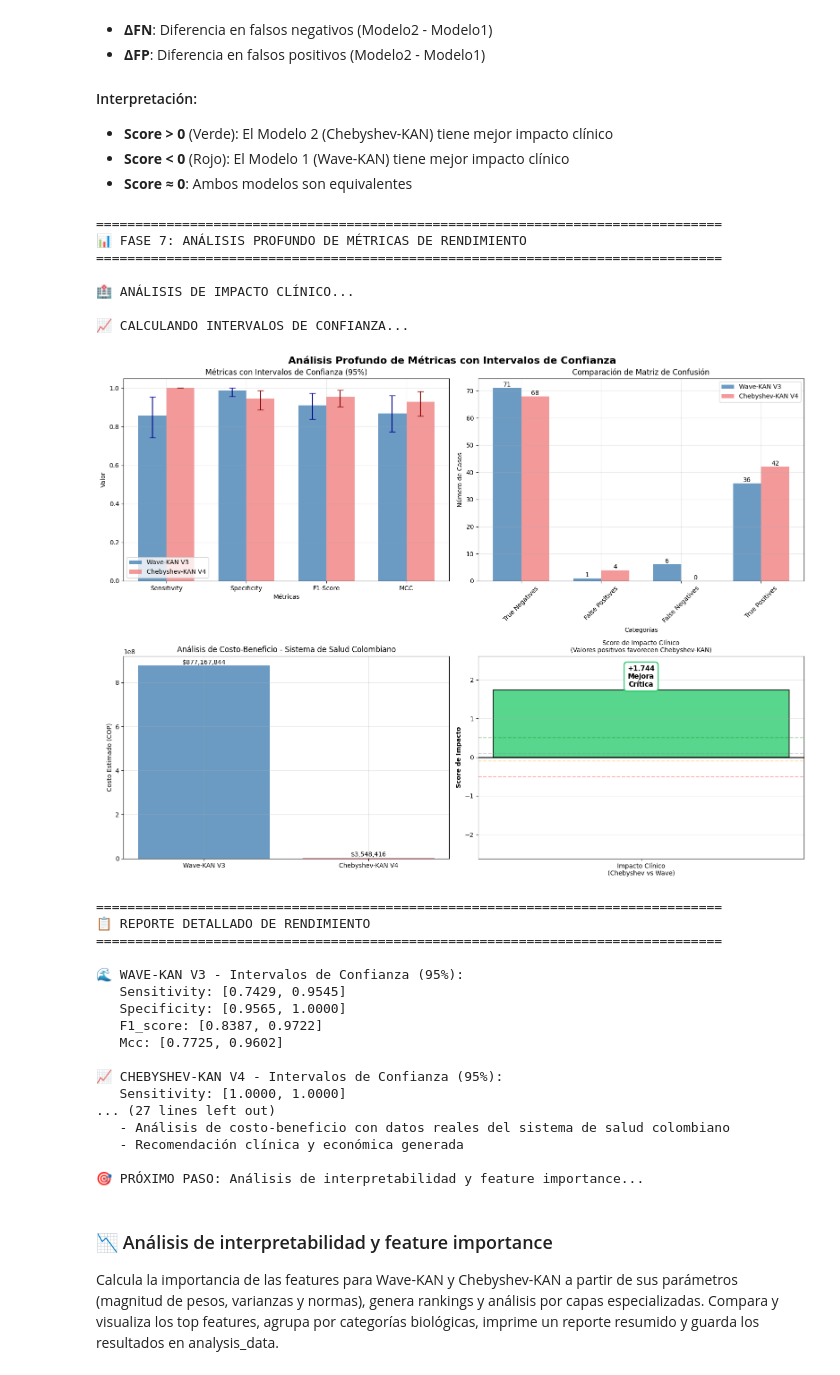
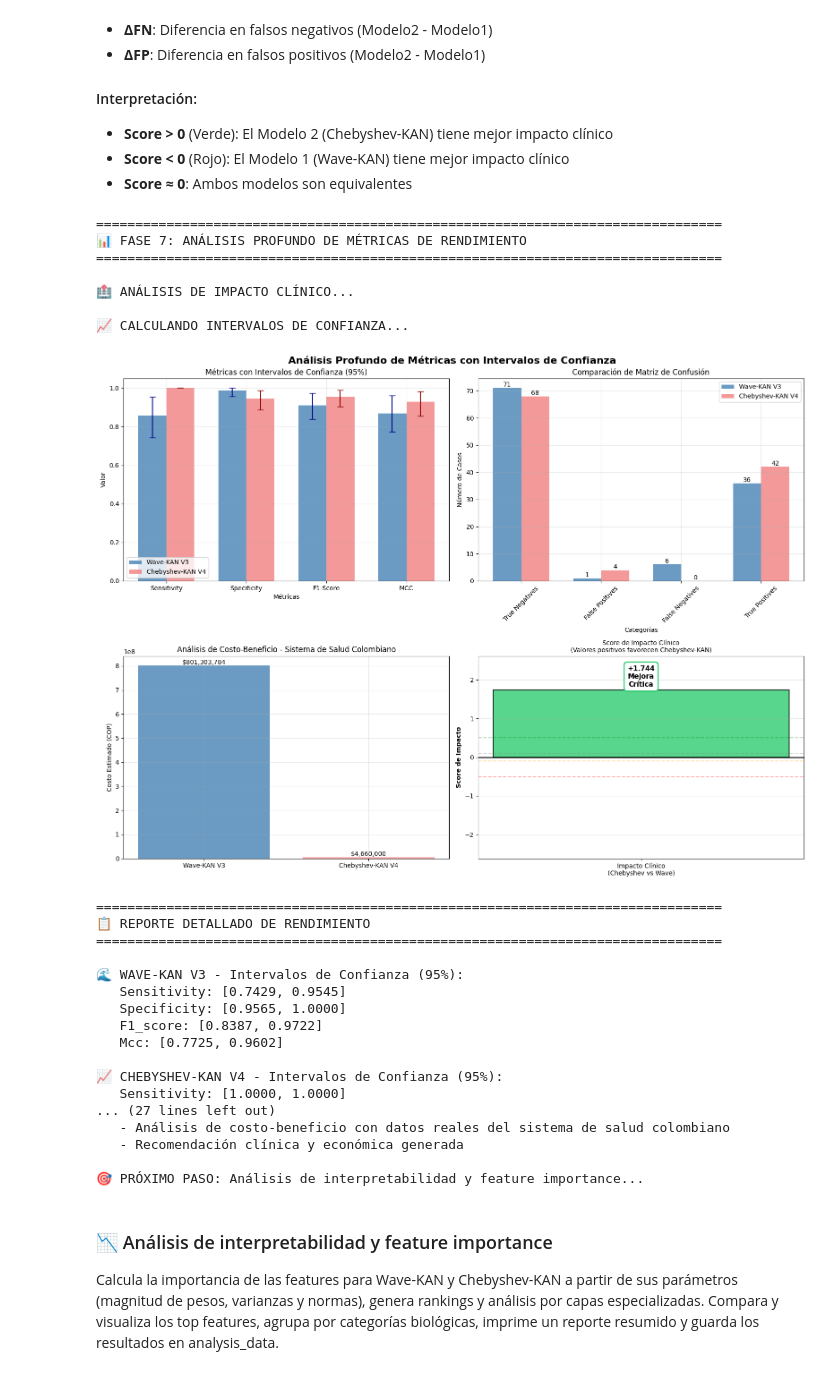
Before and after one commit to JuanAlvarez2004/breastcancer-kan, a Jupyter notebook: Wave_vs_Chebyshev_KAN_Analysis.ipynb, the cells around one changed output. Drawn from its saved outputs; the diff is of its cells as text; code cells hidden in the pictures.

```diff
--- a/Wave_vs_Chebyshev_KAN_Analysis.ipynb
+++ b/Wave_vs_Chebyshev_KAN_Analysis.ipynb
@@ -1893,8 +1876,8 @@ def clinical_impact_analysis(metrics1: Dict, metrics2: Dict, model1_name: str, m
     }
 
     # Costos reales en pesos colombianos (COP) basados en investigación del sistema de salud colombiano
-    cost_fn = 146_046_790  # COP - Falso Negativo (tratamiento completo de cáncer no detectado a tiempo)
-    cost_fp = 887_104      # COP - Falso Positivo (biopsia y estudios complementarios innecesarios)
+    cost_fn = 133_356_464  # COP - Falso Negativo (tratamiento completo de cáncer no detectado a tiempo)
+    cost_fp = 1_165_000      # COP - Falso Positivo (biopsia y estudios complementarios innecesarios)
 
     cost1 = metrics1['fn'] * cost_fn + metrics1['fp'] * cost_fp
     cost2 = metrics2['fn'] * cost_fn + metrics2['fp'] * cost_fp
@@ -2171,8 +2154,8 @@ print(f"   Score Impacto Clínico: {cs['clinical_impact_score']:+.4f}")
 cb = clinical_analysis['cost_benefit']
 print(f"\n💰 ANÁLISIS ECONÓMICO - SISTEMA DE SALUD COLOMBIANO:")
 print(f"   📌 Valores basados en costos reales del sistema de salud de Colombia")
-print(f"   • FN (Falso Negativo): $146,046,790 COP - Tratamiento completo de cáncer avanzado")
-print(f"   • FP (Falso Positivo): $887,104 COP - Biopsia y estudios complementarios innecesarios")
+print(f"   • FN (Falso Negativo): $133,356,464 COP - Tratamiento completo de cáncer avanzado")
+print(f"   • FP (Falso Positivo): $1,165,000 COP - Biopsia y estudios complementarios innecesarios")
 print(f"")
 print(f"   Costo Total Wave-KAN V3: ${cb['Wave-KAN V3_estimated_cost']:,} COP")
 print(f"   Costo Total Chebyshev-KAN V4: ${cb['Chebyshev-KAN V4_estimated_cost']:,} COP")
@@ -2187,34 +2170,34 @@ elif cs['specificity_difference'] > 0.01 and cs['false_positive_difference'] < 0
 elif cs['clinical_impact_score'] > 0.1:
     recommendation = "✅ Chebyshev-KAN V4 - Impacto clínico positivo significativo"
 elif cb['cost_difference'] < -1_000_000:  # Ahorro mayor a 1 millón COP
     recommendation = "✅ Modelo con mejor relación costo-beneficio según análisis económico"
 elif abs(cs['sensitivity_difference']) < 0.01 and abs(cs['specificity_difference']) < 0.01:
     recommendation = "⚖️ Ambos modelos clínicamente equivalentes - considerar eficiencia computacional y costos operativos"
 else:
     recommendation = "✅ Wave-KAN V3 - Balance óptimo de métricas clínicas y económicas"
 
 print(f"\n🎯 RECOMENDACIÓN CLÍNICA Y ECONÓMICA:")
 print(f"   {recommendation}")
 
 # Almacenar análisis
 analysis_data['clinical_analysis'] = clinical_analysis
 analysis_data['confidence_intervals'] = {'wave_kan': wave_ci, 'chebyshev_kan': cheby_ci}
 
 print("\n✅ FASE 7 COMPLETADA")
 print("   - Análisis de impacto clínico realizado")
 print("   - Intervalos de confianza calculados (Bootstrap)")
 print("   - Análisis de costo-beneficio con datos reales del sistema de salud colombiano")
 print("   - Recomendación clínica y económica generada")
 print("\n🎯 PRÓXIMO PASO: Análisis de interpretabilidad y feature importance...")
 # %% [output]
 ================================================================================
 📊 FASE 7: ANÁLISIS PROFUNDO DE MÉTRICAS DE RENDIMIENTO
 ================================================================================
 
 🏥 ANÁLISIS DE IMPACTO CLÍNICO...
 
 📈 CALCULANDO INTERVALOS DE CONFIANZA...
-[figure, old version]
+[figure, new version]
 ================================================================================
 📋 REPORTE DETALLADO DE RENDIMIENTO
 ================================================================================
```
Also changed, not shown: parts of 5 cells of this notebook, 5 other files.
